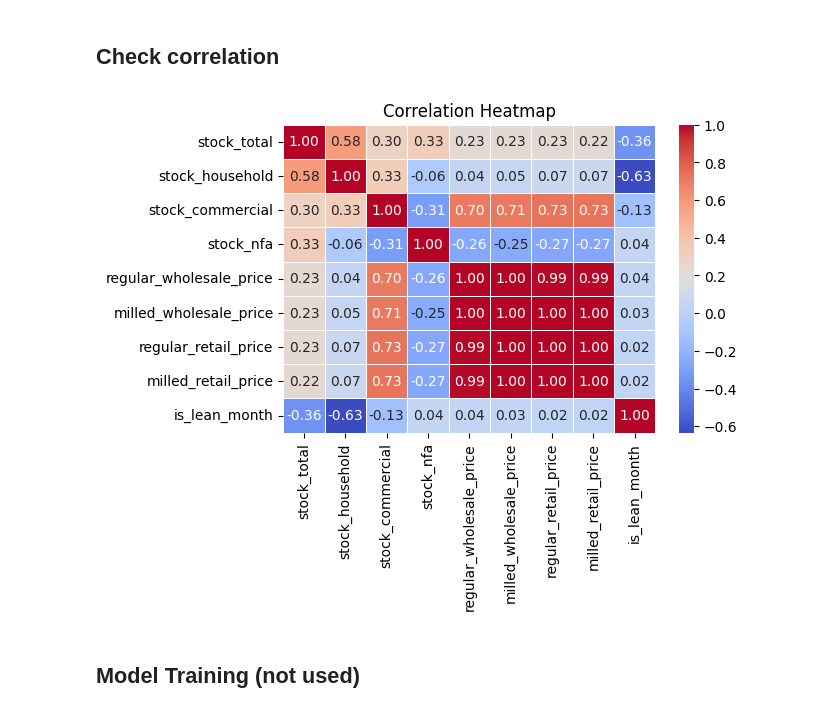
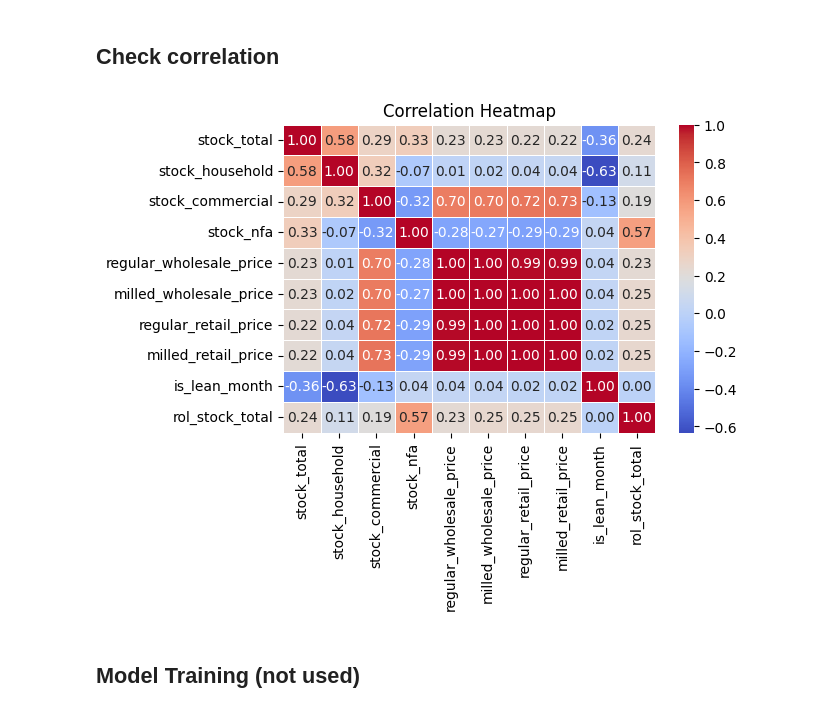
Before and after one commit to emmanresu/Thesis-Keras, a Jupyter notebook: rice_stocks.ipynb, the cells around one changed output. Saved outputs shown, nothing was run; the diff lists cells and outputs as text; code cells hidden in the pictures.

```diff
--- a/rice_stocks.ipynb
+++ b/rice_stocks.ipynb
@@ -685,0 +690,8 @@ total_stock, remaining_features = shift_all_features(data, 12)
+# %%
+exp_data = data
+# %%
+exp_data['rol_stock_total'] = exp_data['stock_total'].rolling(window=12, closed='left').mean()
+# %%
+total_stock, remaining_features = shift_all_features(exp_data, 12)
+# %%
+total_stock = total_stock[12:]
@@ -795,17 +824,17 @@ test = total_stock['stock_total'].iloc[-holdout_size:]
 # %%
 # Calculate correlation matrix
 corr_matrix = total_stock[['stock_total', 'stock_household', 'stock_commercial',
                           'stock_nfa', 'regular_wholesale_price', 'milled_wholesale_price',
-                          'regular_retail_price', 'milled_retail_price', 'is_lean_month']].corr()
+                          'regular_retail_price', 'milled_retail_price', 'is_lean_month', 'rol_stock_total']].corr()
 
 # Create the plot
 plt.figure(figsize=(6,  4))
 sns.heatmap(corr_matrix, annot=True, cmap='coolwarm', fmt=".2f", linewidths=0.5)
 plt.title('Correlation Heatmap')
 plt.show('correlation_plot.png')
 # print("correlation_plot.png saved")
 # %% [output]
-[figure, old version]
+[figure, new version]
 # %% [markdown]
 ## Model Training (not used)
 # %%
```
Also changed, not shown: parts of 47 cells of this notebook.
